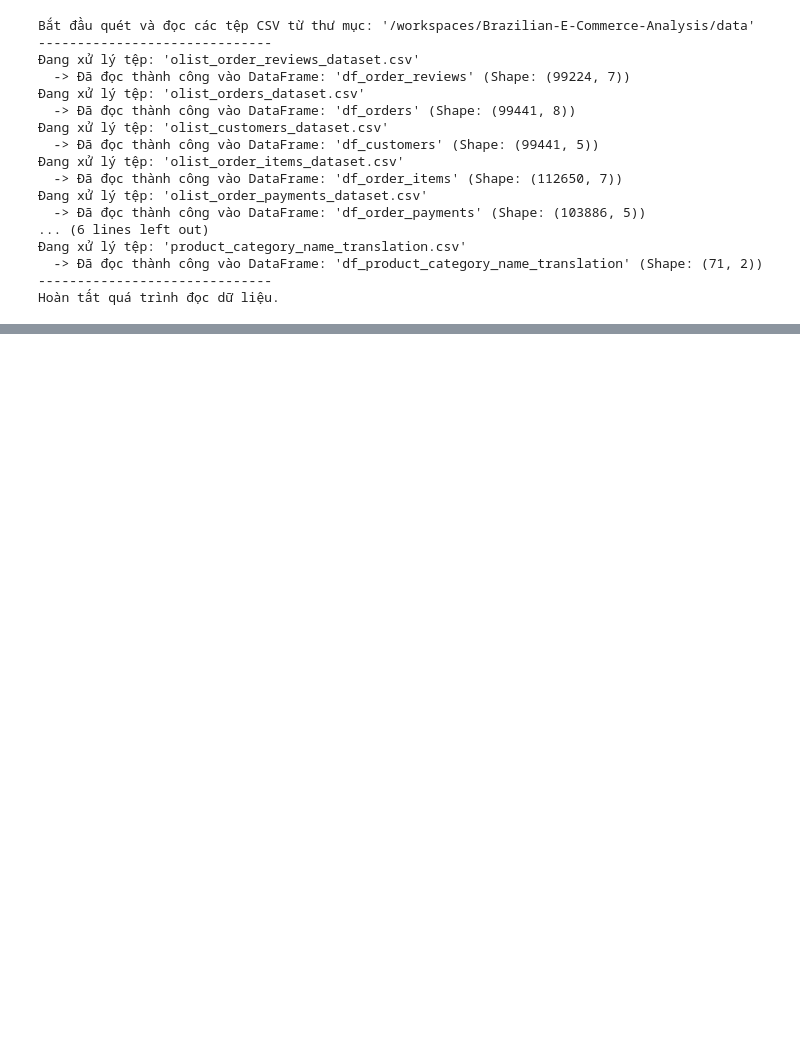
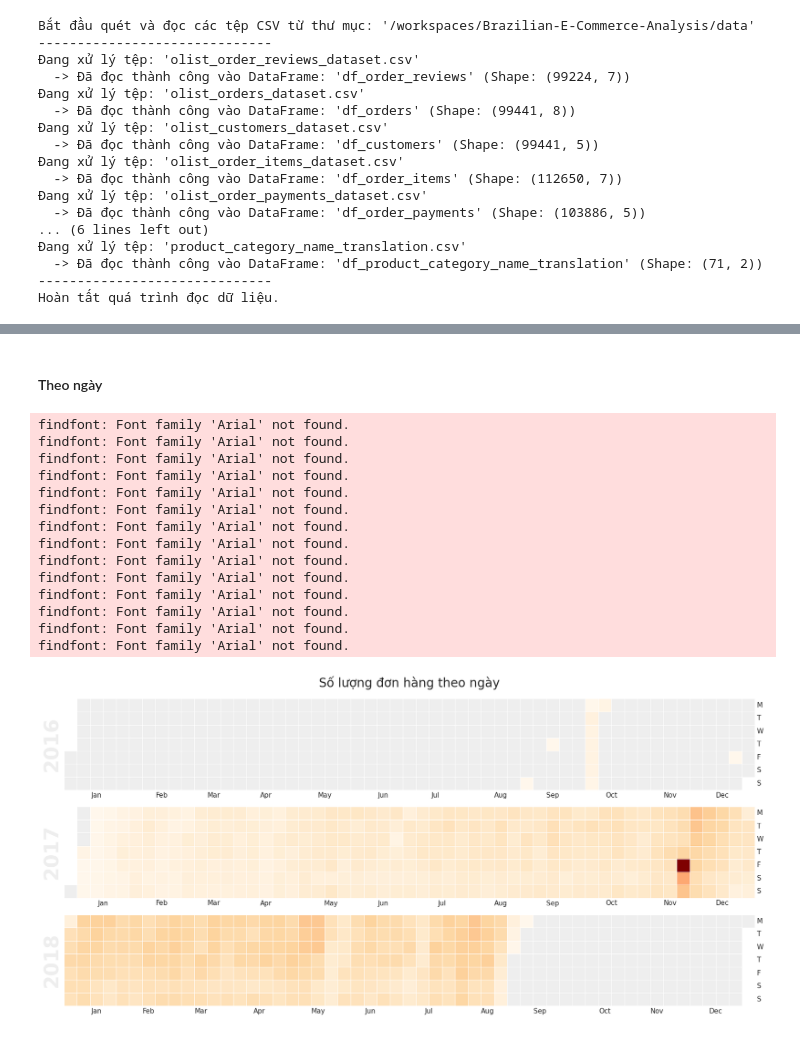
Before and after one commit to vduong042/Brazilian-E-Commerce-Analysis, a Jupyter notebook: descriptive_analytics.ipynb, the cells around one changed output, grey strips where cells are left out. Saved outputs shown, nothing was run; the diff lists cells and outputs as text; code cells hidden in the pictures; blank space fills up the shorter version.

```diff
--- a/descriptive_analytics.ipynb
+++ b/descriptive_analytics.ipynb
@@ -230,0 +679,31 @@ display(result)
+# %% [markdown]
+#### Theo ngày
+# %%
+import pandas as pd
+import calmap
+import matplotlib.pyplot as plt
+
+# Số lượng đơn hàng theo ngày
+orders_by_day = orders_filtered['order_purchase_date'].value_counts()
+fig,ax = calmap.calendarplot(orders_by_day, monthticks=1, daylabels='MTWTFSS', fillcolor='#EEEEEE',
+                             cmap='OrRd', linewidth=0.5, fig_kws=dict(figsize=(20,8)))
+
+fig.suptitle('Số lượng đơn hàng theo ngày', fontsize=20)
+fig.tight_layout(rect=[0, 0, 1, 1])
+fig.show()
+# %% [output]
+findfont: Font family 'Arial' not found.
+findfont: Font family 'Arial' not found.
+findfont: Font family 'Arial' not found.
+findfont: Font family 'Arial' not found.
+findfont: Font family 'Arial' not found.
+findfont: Font family 'Arial' not found.
+findfont: Font family 'Arial' not found.
+findfont: Font family 'Arial' not found.
+findfont: Font family 'Arial' not found.
+findfont: Font family 'Arial' not found.
+findfont: Font family 'Arial' not found.
+findfont: Font family 'Arial' not found.
+findfont: Font family 'Arial' not found.
+findfont: Font family 'Arial' not found.
+[figure, added]
```
Also changed, not shown: parts of 95 cells of this notebook.
